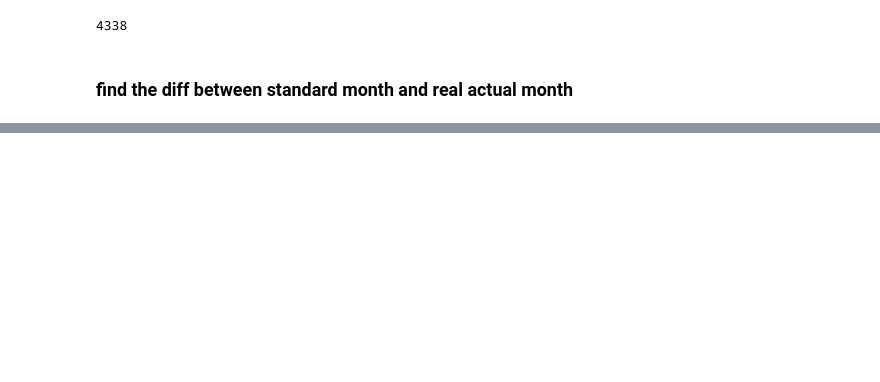
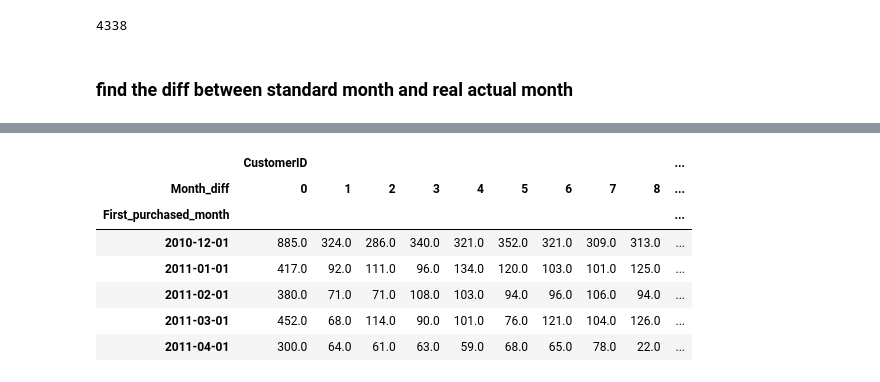
Before and after one commit to YoungJae-Hur/Data-science, a Jupyter notebook: project-shopping/3. selecting VIP clients (cohort analysis).ipynb, the cells around one changed output, grey strips where cells are left out. Saved outputs shown, nothing was run; the diff lists cells and outputs as text; code cells hidden in the pictures; blank space fills up the shorter version.

```diff
--- a/project-shopping/3. selecting VIP clients (cohort analysis).ipynb
+++ b/project-shopping/3. selecting VIP clients (cohort analysis).ipynb
@@ -211,0 +228,13 @@ df.tail()
+# %%
+#change month_diff column into raw
+cohort_df = cohort_df.pivot(index='First_purchased_month', columns='Month_diff')
+cohort_df.head()
+# %% [output]
+|  | CustomerID |  |  |  |  |  |  |  |  | ... |
+| Month_diff | 0 | 1 | 2 | 3 | 4 | 5 | 6 | 7 | 8 | ... |
+| First_purchased_month |  |  |  |  |  |  |  |  |  | ... |
+| 2010-12-01 | 885.0 | 324.0 | 286.0 | 340.0 | 321.0 | 352.0 | 321.0 | 309.0 | 313.0 | ... |
+| 2011-01-01 | 417.0 | 92.0 | 111.0 | 96.0 | 134.0 | 120.0 | 103.0 | 101.0 | 125.0 | ... |
+| 2011-02-01 | 380.0 | 71.0 | 71.0 | 108.0 | 103.0 | 94.0 | 96.0 | 106.0 | 94.0 | ... |
+| 2011-03-01 | 452.0 | 68.0 | 114.0 | 90.0 | 101.0 | 76.0 | 121.0 | 104.0 | 126.0 | ... |
+| 2011-04-01 | 300.0 | 64.0 | 61.0 | 63.0 | 59.0 | 68.0 | 65.0 | 78.0 | 22.0 | ... |
```
Also changed, not shown: parts of 5 cells of this notebook.
